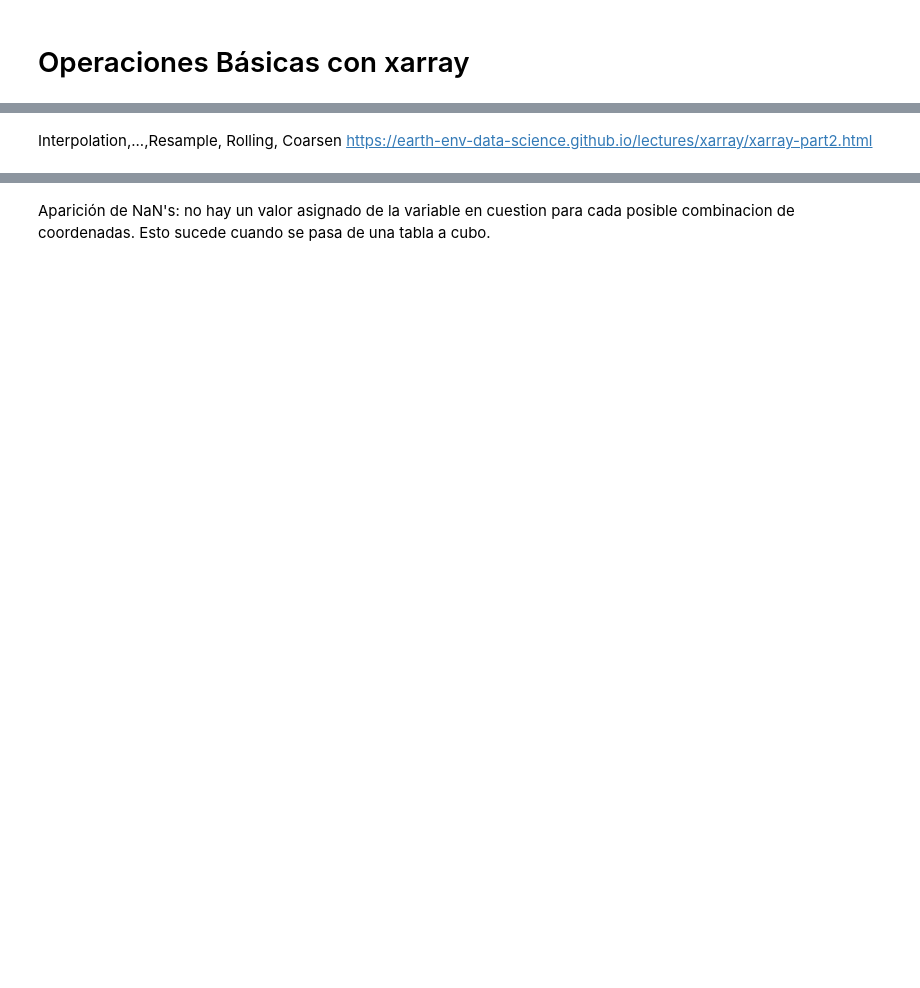
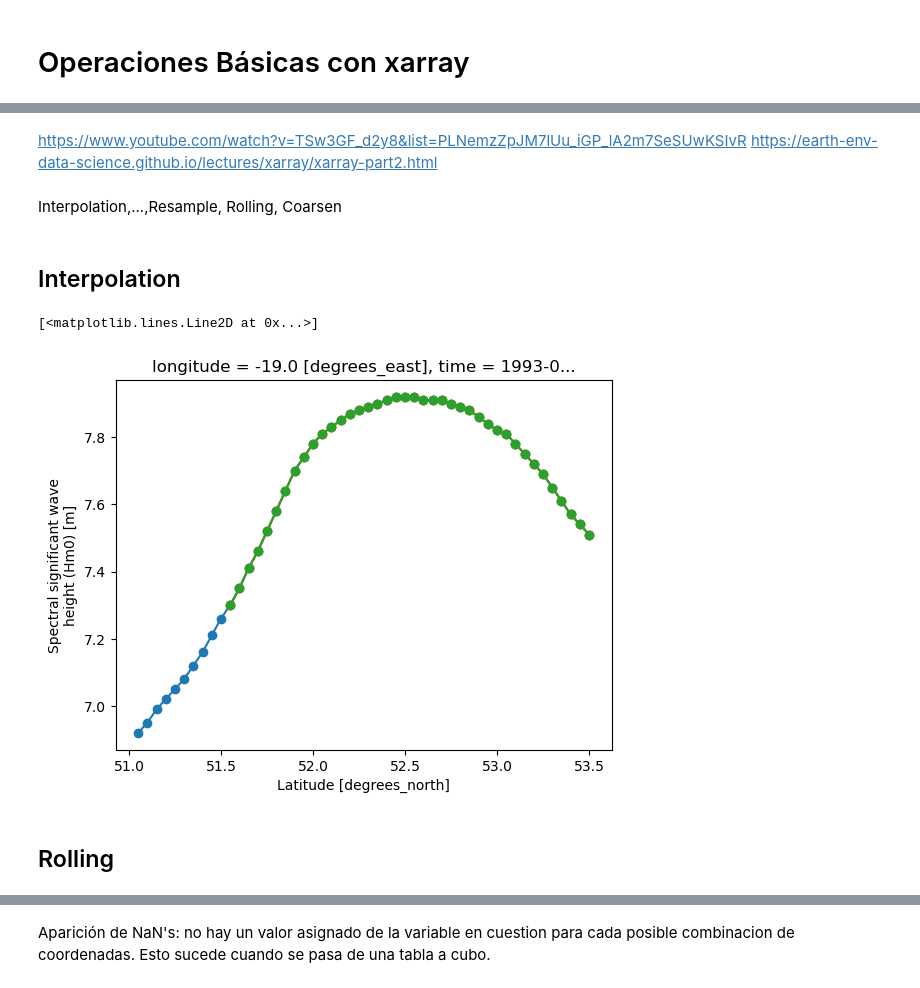
Before and after one commit to aturlione/curso_opendap_xarray, a Jupyter notebook: opendap_xarray.ipynb, the cells around one changed output, grey strips where cells are left out. Saved outputs shown, nothing was run; the diff lists cells and outputs as text; code cells hidden in the pictures; blank space fills up the shorter version.

```diff
--- a/opendap_xarray.ipynb
+++ b/opendap_xarray.ipynb
@@ -94,6 +97,7 @@ ds.var
 # %%
-#select a variable like in a dictionary
+#select a variable
 VHM0 = ds['VHM0']
+VHM0 = ds.VHM0
 # %%
 #index space
 VHM0.isel(time=-1)
@@ -129,2 +147,21 @@ https://www.youtube.com/watch?v=TSw3GF_d2y8&list=PLNemzZpJM7lUu_iGP_lA2m7SeSUwKS
-# %% [markdown]
-Interpolation,...,Resample, Rolling, Coarsen https://earth-env-data-science.github.io/lectures/xarray/xarray-part2.html
+# %% [markdown]
+https://www.youtube.com/watch?v=TSw3GF_d2y8&list=PLNemzZpJM7lUu_iGP_lA2m7SeSUwKSIvR
+https://earth-env-data-science.github.io/lectures/xarray/xarray-part2.html
+# %% [markdown]
+Interpolation,...,Resample, Rolling, Coarsen
+# %% [markdown]
+## Interpolation
+# %%
+latitudes=VHM0[0,-100:-50,0]['latitude'].values+0.5
+VHM0_int_linear = VHM0[0,-100:-50,0].interp(latitude=latitudes, method='linear')
+VHM0_int_cubic = VHM0[0,-100:-50,0].interp(latitude=latitudes, method='cubic')
+VHM0_int_cubic = VHM0[0,-100:-50,0].interp(latitude=latitudes, method='cubic')
+# %%
+VHM0[0,-100:-50,0].plot(marker='o')
+VHM0_int_linear.plot(marker='o', label='linear')
+VHM0_int_cubic.plot(marker='o', label='cubic')
+# %% [output]
+[<matplotlib.lines.Line2D at 0x...>]
+[figure, added]
+# %% [markdown]
+## Rolling
```
Also changed, not shown: parts of 32 cells of this notebook.
